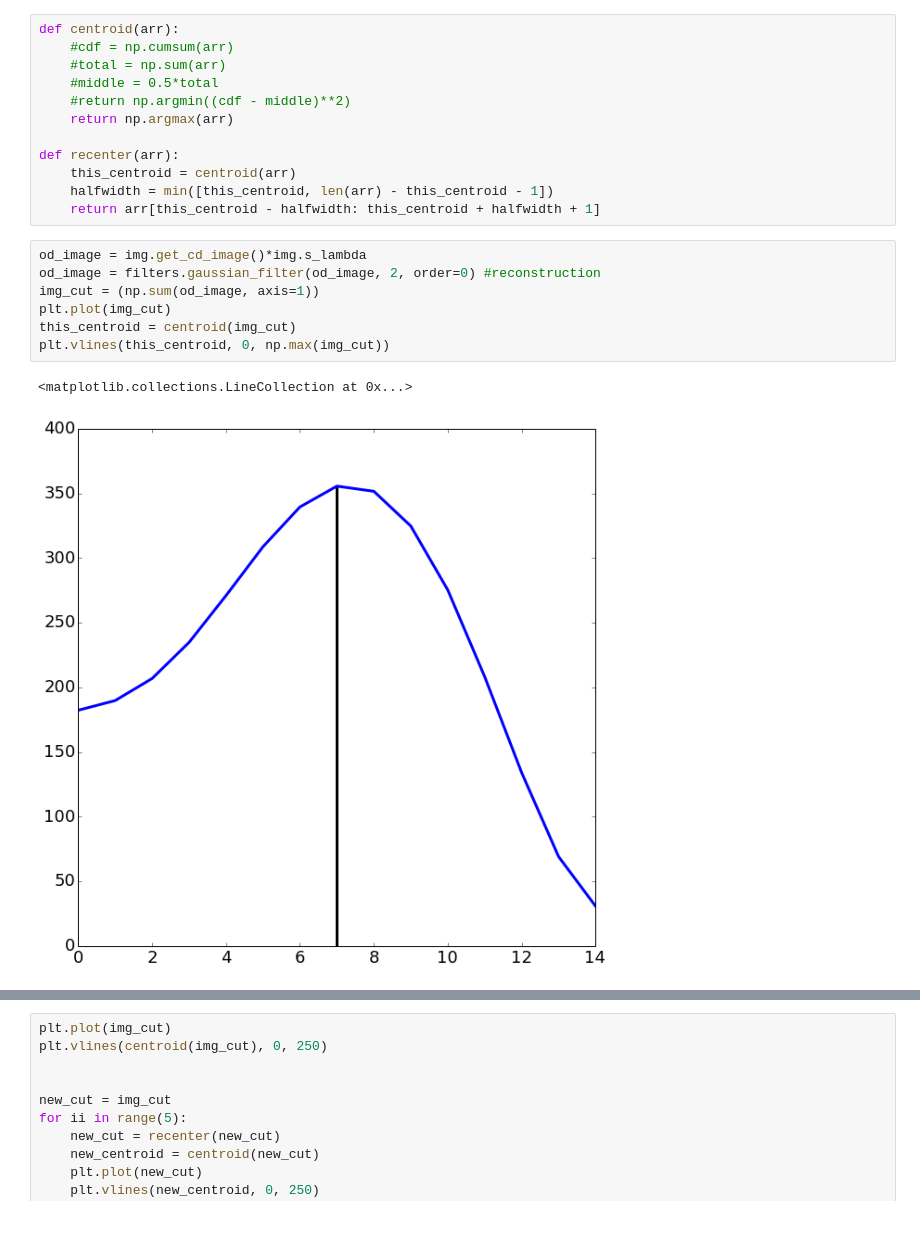
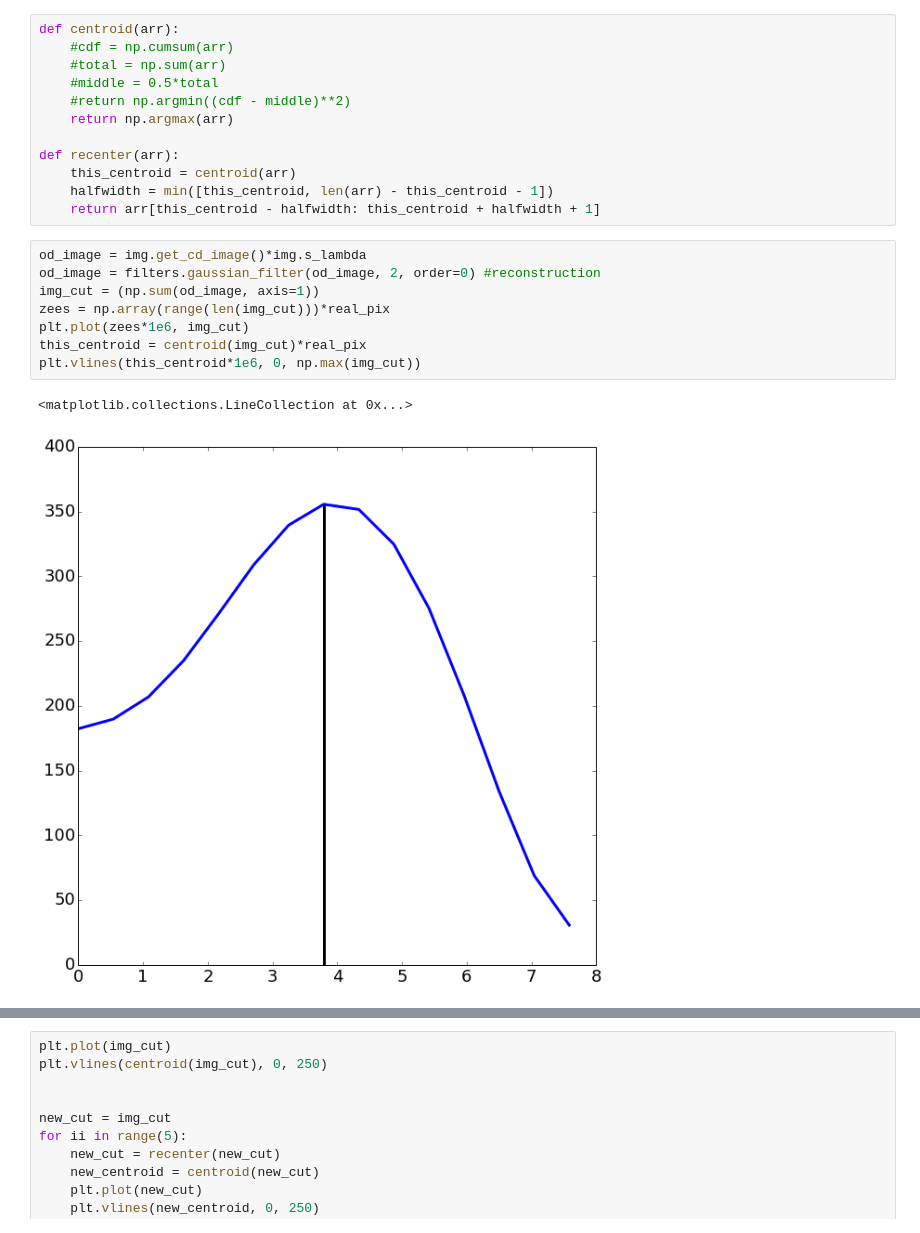
Before and after one commit to levlab-atomchip/BECy_stats, a Jupyter notebook: notebooks/abel_transforms.ipynb, the cells around one changed output, grey strips where cells are left out. Saved outputs shown, nothing was run; the diff lists cells and outputs as text.

```diff
--- a/notebooks/abel_transforms.ipynb
+++ b/notebooks/abel_transforms.ipynb
@@ -122,12 +122,13 @@ def recenter(arr):
 # %%
 od_image = img.get_cd_image()*img.s_lambda
 od_image = filters.gaussian_filter(od_image, 2, order=0) #reconstruction
 img_cut = (np.sum(od_image, axis=1))
-plt.plot(img_cut)
-this_centroid = centroid(img_cut)
-plt.vlines(this_centroid, 0, np.max(img_cut))
+zees = np.array(range(len(img_cut)))*real_pix
+plt.plot(zees*1e6, img_cut)
+this_centroid = centroid(img_cut)*real_pix
+plt.vlines(this_centroid*1e6, 0, np.max(img_cut))
 # %% [output]
 <matplotlib.collections.LineCollection at 0x...>
-[figure, old version]
+[figure, new version]
 # %%
 new_cut = recenter(img_cut)
```
Also changed, not shown: parts of 12 cells of this notebook.
